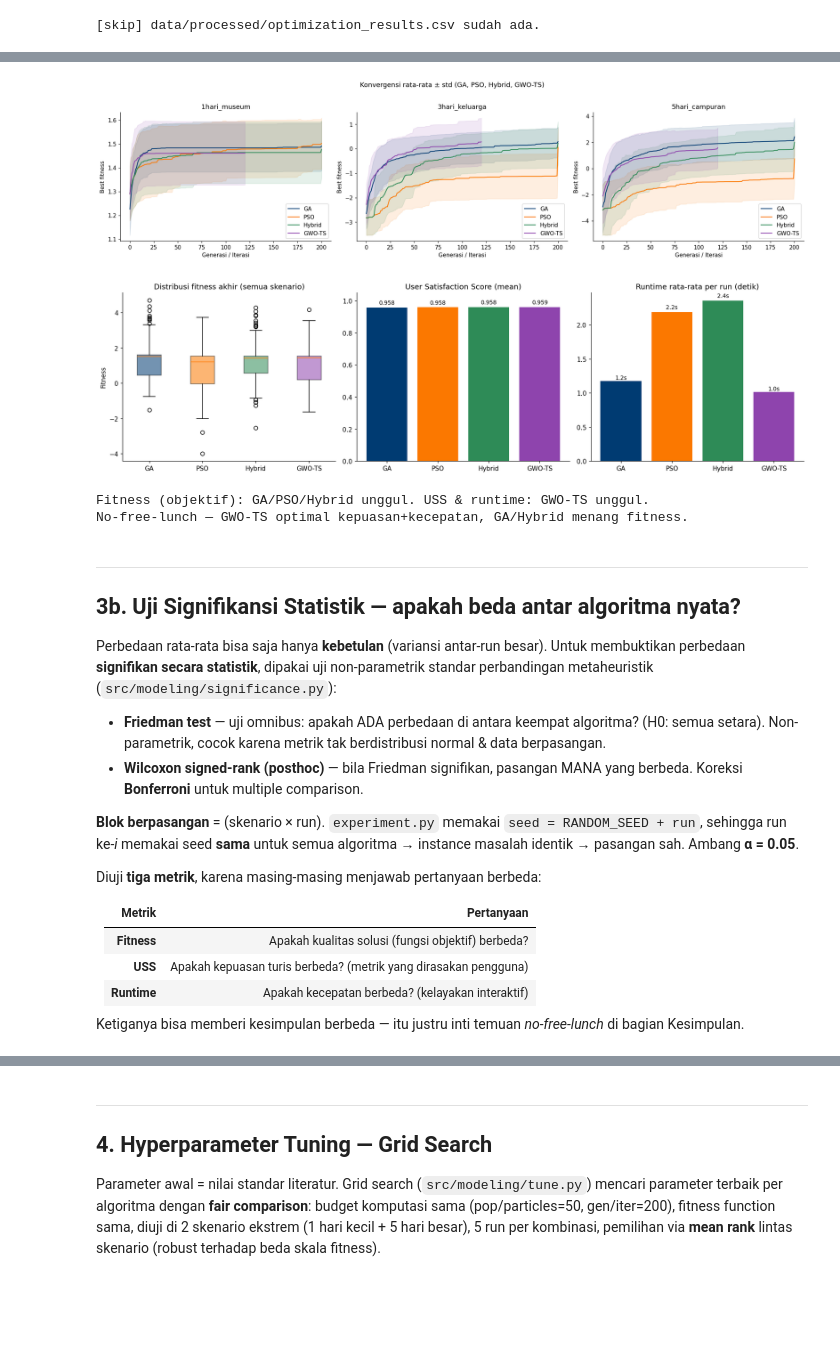
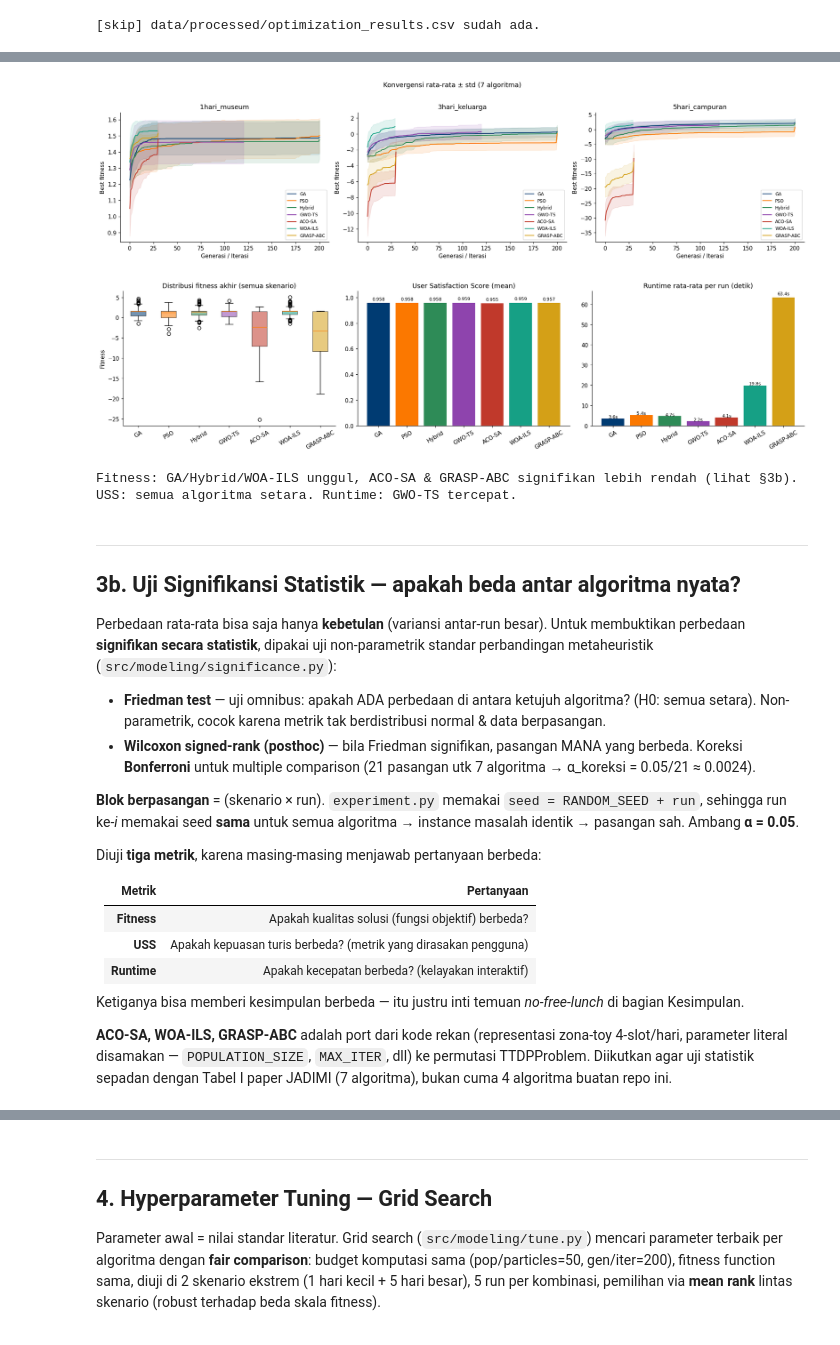
Before and after one commit to Hazjel/sistem-rekomendasi-destinasi-wisata-jakarta, a Jupyter notebook: notebooks/06_optimization.ipynb, the cells around one changed output, grey strips where cells are left out. Drawn from its saved outputs; the diff is of its cells as text; code cells hidden in the pictures; blank space fills up the shorter version.

```diff
--- a/notebooks/06_optimization.ipynb
+++ b/notebooks/06_optimization.ipynb
@@ -330,8 +344,8 @@ scenario       algorithm
 # %%
-# [STATS] kurva konvergensi rata-rata ± std per skenario (4 algoritma)
+# [STATS] kurva konvergensi rata-rata ± std per skenario (7 algoritma)
 conv = pd.read_csv(config.CONVERGENCE_LOG_CSV)
 scenarios = conv['scenario'].unique()
-algo_col = {'GA': '#003b72', 'PSO': '#fb7800', 'Hybrid': '#2e8b57', 'GWO-TS': '#8e44ad'}
+algo_col = dict(zip(['GA', 'PSO', 'Hybrid', 'GWO-TS', 'ACO-SA', 'WOA-ILS', 'GRASP-ABC'], ['#003b72', '#fb7800', '#2e8b57', '#8e44ad', '#c0392b', '#16a085', '#d4a017']))
 fig, axes = plt.subplots(1, len(scenarios), figsize=(6 * len(scenarios), 4.5),
                          squeeze=False)
 for ax, sc in zip(axes[0], scenarios):
@@ -347,45 +361,47 @@ for ax, sc in zip(axes[0], scenarios):
     ax.set_title(sc)
     ax.set_xlabel('Generasi / Iterasi')
     ax.set_ylabel('Best fitness')
-    ax.legend()
-plt.suptitle('Konvergensi rata-rata ± std (GA, PSO, Hybrid, GWO-TS)', y=1.02)
+    ax.legend(fontsize=8)
+plt.suptitle('Konvergensi rata-rata ± std (7 algoritma)', y=1.02)
 plt.tight_layout()
 plt.show()
 # %% [output]
-[figure, old version]
+[figure, new version]
 # %%
-# [STATS] boxplot fitness akhir + bar USS & runtime (4 algoritma)
-fig, axes = plt.subplots(1, 3, figsize=(16, 4.5))
-order = ['GA', 'PSO', 'Hybrid', 'GWO-TS']
-colors = ['#003b72', '#fb7800', '#2e8b57', '#8e44ad']
+# [STATS] boxplot fitness akhir + bar USS & runtime (7 algoritma)
+fig, axes = plt.subplots(1, 3, figsize=(18, 4.5))
+order = ['GA', 'PSO', 'Hybrid', 'GWO-TS', 'ACO-SA', 'WOA-ILS', 'GRASP-ABC']
+colors = ['#003b72', '#fb7800', '#2e8b57', '#8e44ad', '#c0392b', '#16a085', '#d4a017']
 
 data = [res[res['algorithm'] == a]['fitness'] for a in order]
 bp = axes[0].boxplot(data, tick_labels=order, patch_artist=True)
 for patch, col in zip(bp['boxes'], colors):
     patch.set_facecolor(col); patch.set_alpha(0.55)
 axes[0].set_title('Distribusi fitness akhir (semua skenario)')
 axes[0].set_ylabel('Fitness')
+axes[0].tick_params(axis='x', rotation=30)
 
 uss_mean = res.groupby('algorithm')['uss'].mean().reindex(order)
 axes[1].bar(order, uss_mean, color=colors)
 axes[1].set_title('User Satisfaction Score (mean)')
 axes[1].set_ylim(0, 1.05)
+axes[1].tick_params(axis='x', rotation=30)
 for i, v in enumerate(uss_mean):
-    axes[1].text(i, v + 0.02, f'{v:.3f}', ha='center', fontsize=9)
+    axes[1].text(i, v + 0.02, f'{v:.3f}', ha='center', fontsize=8)
 
 rt = res.groupby('algorithm')['runtime_sec'].mean().reindex(order)
 axes[2].bar(order, rt, color=colors)
 axes[2].set_title('Runtime rata-rata per run (detik)')
+axes[2].tick_params(axis='x', rotation=30)
 for i, v in enumerate(rt):
-    axes[2].text(i, v * 1.02, f'{v:.1f}s', ha='center', fontsize=9)
+    axes[2].text(i, v * 1.02, f'{v:.1f}s', ha='center', fontsize=8)
 plt.tight_layout()
 plt.show()
-print('Fitness (objektif): GA/PSO/Hybrid unggul. USS & runtime: GWO-TS unggul.')
-print('No-free-lunch — GWO-TS optimal kepuasan+kecepatan, GA/Hybrid menang fitness.')
+print('Fitness: GA/Hybrid/WOA-ILS unggul, ACO-SA & GRASP-ABC signifikan lebih '
+      'rendah (lihat §3b). USS: semua algoritma setara. Runtime: GWO-TS tercepat.')
 # %% [output]
-[figure, old version]
+[figure, new version]
-Fitness (objektif): GA/PSO/Hybrid unggul. USS & runtime: GWO-TS unggul.
-No-free-lunch — GWO-TS optimal kepuasan+kecepatan, GA/Hybrid menang fitness.
+Fitness: GA/Hybrid/WOA-ILS unggul, ACO-SA & GRASP-ABC signifikan lebih rendah (lihat §3b). USS: semua algoritma setara. Runtime: GWO-TS tercepat.
 # %% [markdown]
 ---
 ## 3b. Uji Signifikansi Statistik — apakah beda antar algoritma nyata?
@@ -394,11 +410,12 @@ Perbedaan rata-rata bisa saja hanya **kebetulan** (variansi antar-run besar).
 Untuk membuktikan perbedaan **signifikan secara statistik**, dipakai uji
 non-parametrik standar perbandingan metaheuristik (`src/modeling/significance.py`):
 
-- **Friedman test** — uji omnibus: apakah ADA perbedaan di antara keempat
+- **Friedman test** — uji omnibus: apakah ADA perbedaan di antara ketujuh
   algoritma? (H0: semua setara). Non-parametrik, cocok karena metrik tak
   berdistribusi normal & data berpasangan.
 - **Wilcoxon signed-rank (posthoc)** — bila Friedman signifikan, pasangan MANA
-  yang berbeda. Koreksi **Bonferroni** untuk multiple comparison.
+  yang berbeda. Koreksi **Bonferroni** untuk multiple comparison (21 pasangan
+  utk 7 algoritma → α_koreksi = 0.05/21 ≈ 0.0024).
 
 **Blok berpasangan** = (skenario × run). `experiment.py` memakai
 `seed = RANDOM_SEED + run`, sehingga run ke-*i* memakai seed **sama** untuk
@@ -414,6 +431,12 @@ Diuji **tiga metrik**, karena masing-masing menjawab pertanyaan berbeda:
 
 Ketiganya bisa memberi kesimpulan berbeda — itu justru inti temuan
 *no-free-lunch* di bagian Kesimpulan.
+
+**ACO-SA, WOA-ILS, GRASP-ABC** adalah port dari kode rekan (representasi
+zona-toy 4-slot/hari, parameter literal disamakan — `POPULATION_SIZE`,
+`MAX_ITER`, dll) ke permutasi TTDPProblem. Diikutkan agar uji statistik
+sepadan dengan Tabel I paper JADIMI (7 algoritma), bukan cuma 4 algoritma
+buatan repo ini.
 # %%
 # [STATS] Friedman + Wilcoxon posthoc (Bonferroni) — fitness, USS, runtime
 # Logika uji ada di src/modeling/significance.py agar bisa dipakai ulang di
```
Also changed, not shown: parts of 7 cells of this notebook, 14 other files.
